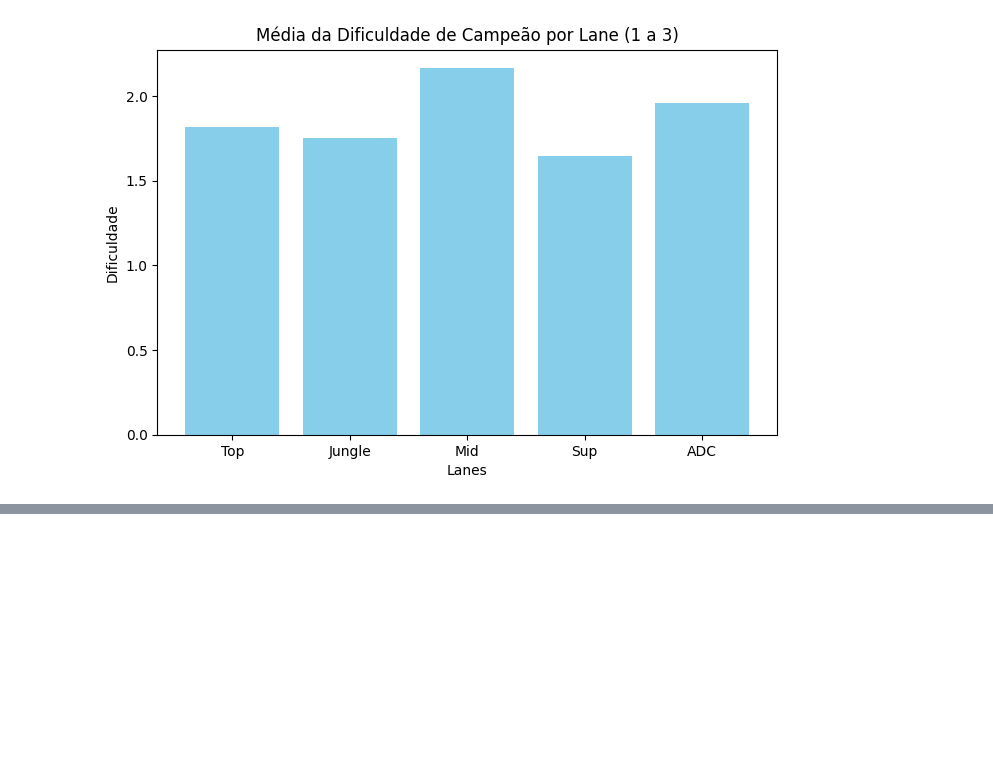
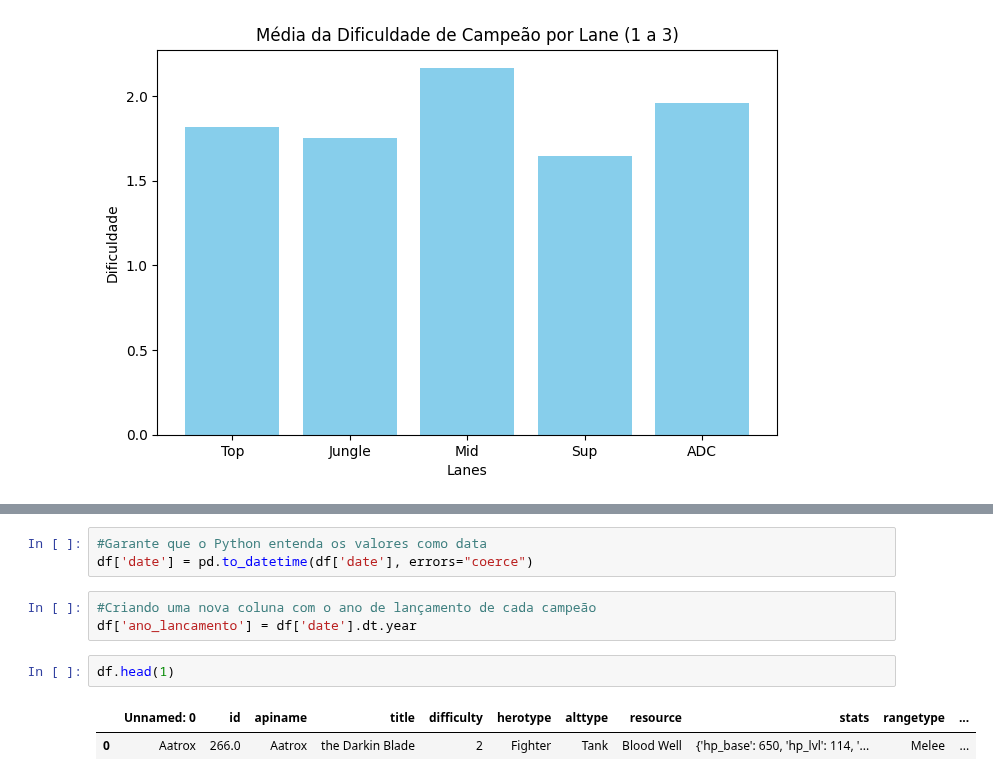
Before and after one commit to JoseChagaas/lol-champion-analysis, a Jupyter notebook: notebooks/EDA_LOL.ipynb, the cells around one changed output, grey strips where cells are left out. Saved outputs shown, nothing was run; the diff lists cells and outputs as text; blank space fills up the shorter version.

```diff
--- a/notebooks/EDA_LOL.ipynb
+++ b/notebooks/EDA_LOL.ipynb
@@ -193,0 +203,11 @@ plt.show()
+# %%
+#Garante que o Python entenda os valores como data
+df['date'] = pd.to_datetime(df['date'], errors="coerce")
+# %%
+#Criando uma nova coluna com o ano de lançamento de cada campeão
+df['ano_lancamento'] = df['date'].dt.year
+# %%
+df.head(1)
+# %% [output]
+|  | Unnamed: 0 | id | apiname | title | difficulty | herotype | alttype | resource | stats | rangetype | ... |
+| 0 | Aatrox | 266.0 | Aatrox | the Darkin Blade | 2 | Fighter | Tank | Blood Well | {'hp_base': 650, 'hp_lvl': 114, '... | Melee | ... |
```
Also changed, not shown: parts of 3 cells of this notebook.
